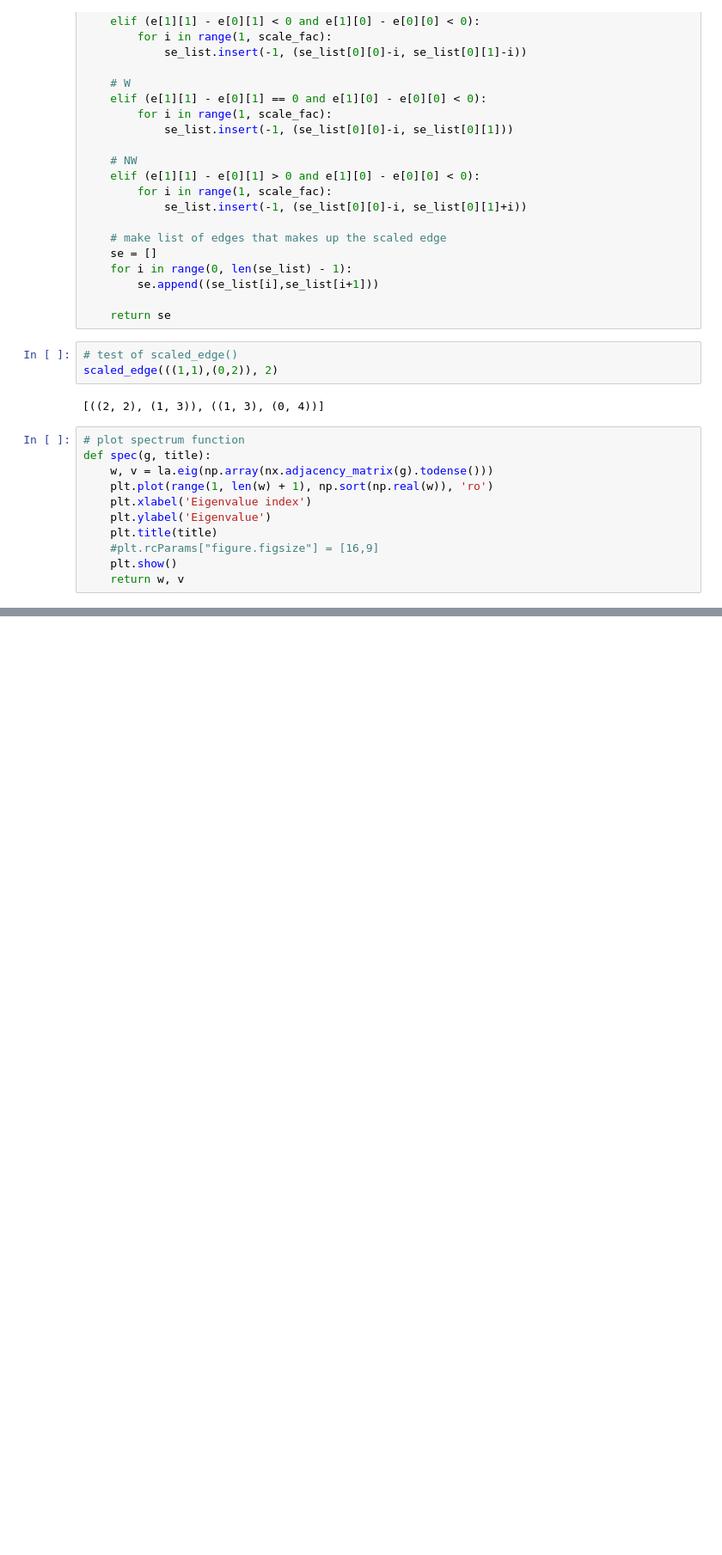
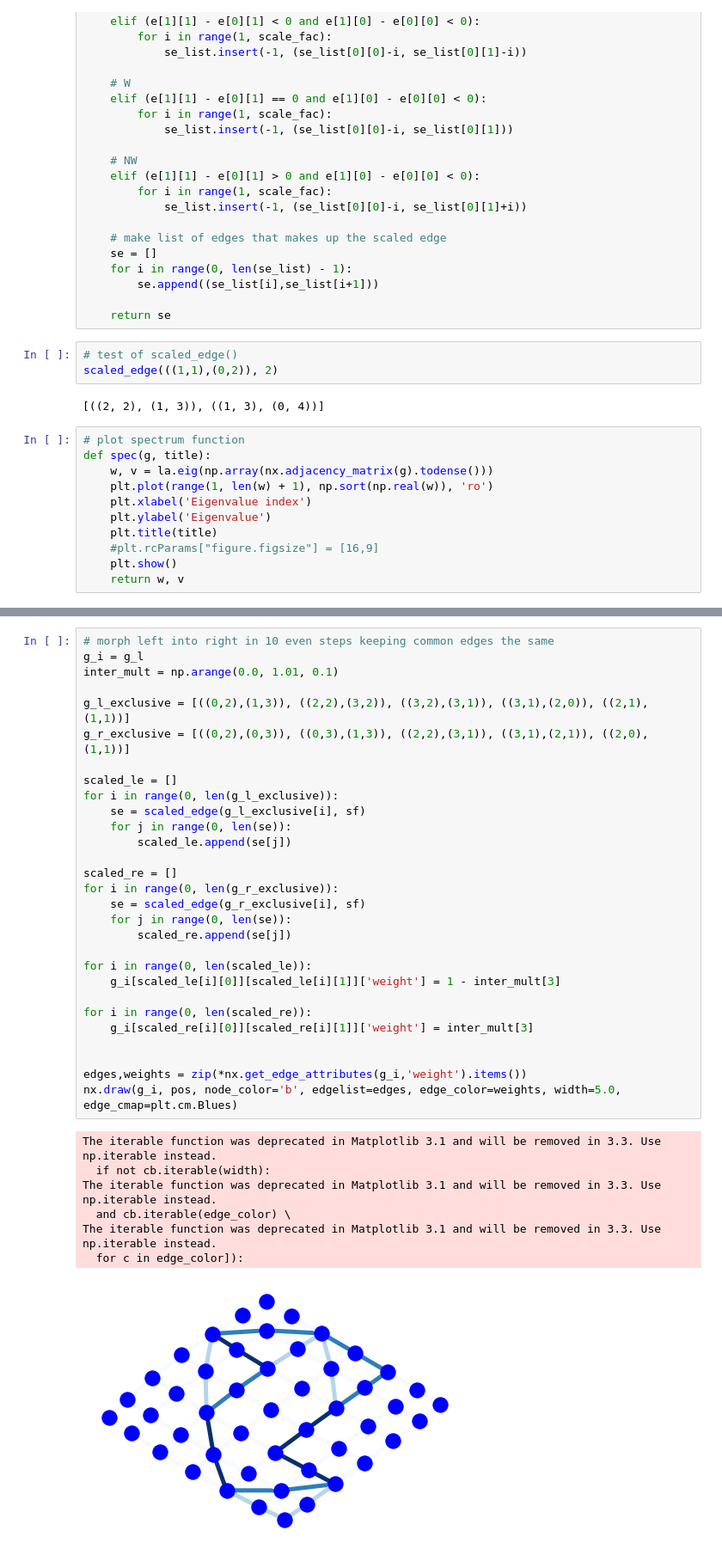
Before and after one commit to ShabaniLab/CircuitQEDLattices, a Jupyter notebook: LargerTransition.ipynb, the cells around one changed output, grey strips where cells are left out. Shown: that part at 86% size. Cells and saved outputs as stored; diff of their text form; blank space fills up the shorter version.

```diff
--- a/LargerTransition.ipynb
+++ b/LargerTransition.ipynb
@@ -193,0 +194,37 @@ spec(g_r, 'Spectrum of 3x resolution of right image');
+# %%
+# morph left into right in 10 even steps keeping common edges the same
+g_i = g_l
+inter_mult = np.arange(0.0, 1.01, 0.1)
+
+g_l_exclusive = [((0,2),(1,3)), ((2,2),(3,2)), ((3,2),(3,1)), ((3,1),(2,0)), ((2,1),(1,1))]
+g_r_exclusive = [((0,2),(0,3)), ((0,3),(1,3)), ((2,2),(3,1)), ((3,1),(2,1)), ((2,0),(1,1))]
+
+scaled_le = []
+for i in range(0, len(g_l_exclusive)):
+    se = scaled_edge(g_l_exclusive[i], sf)
+    for j in range(0, len(se)):
+        scaled_le.append(se[j])
+
+scaled_re = []
+for i in range(0, len(g_r_exclusive)):
+    se = scaled_edge(g_r_exclusive[i], sf)
+    for j in range(0, len(se)):
+        scaled_re.append(se[j])
+
+for i in range(0, len(scaled_le)):
+    g_i[scaled_le[i][0]][scaled_le[i][1]]['weight'] = 1 - inter_mult[3]
+
+for i in range(0, len(scaled_re)):
+    g_i[scaled_re[i][0]][scaled_re[i][1]]['weight'] = inter_mult[3]
+
+
+edges,weights = zip(*nx.get_edge_attributes(g_i,'weight').items())
+nx.draw(g_i, pos, node_color='b', edgelist=edges, edge_color=weights, width=5.0, edge_cmap=plt.cm.Blues)
+# %% [output]
+The iterable function was deprecated in Matplotlib 3.1 and will be removed in 3.3. Use np.iterable instead.
+  if not cb.iterable(width):
+The iterable function was deprecated in Matplotlib 3.1 and will be removed in 3.3. Use np.iterable instead.
+  and cb.iterable(edge_color) \
+The iterable function was deprecated in Matplotlib 3.1 and will be removed in 3.3. Use np.iterable instead.
+  for c in edge_color]):
+[figure, added]
```
Also changed, not shown: parts of 7 cells of this notebook.
